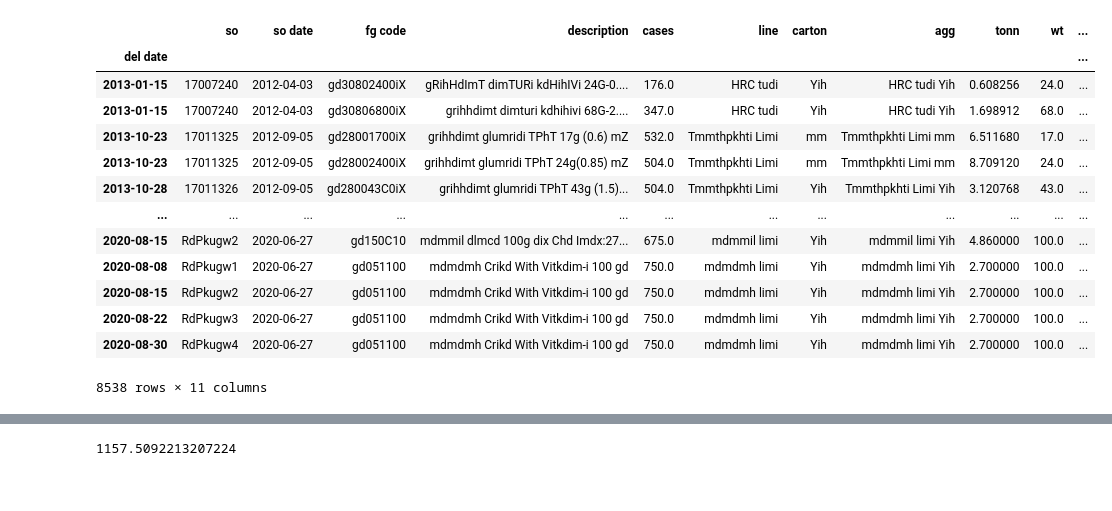
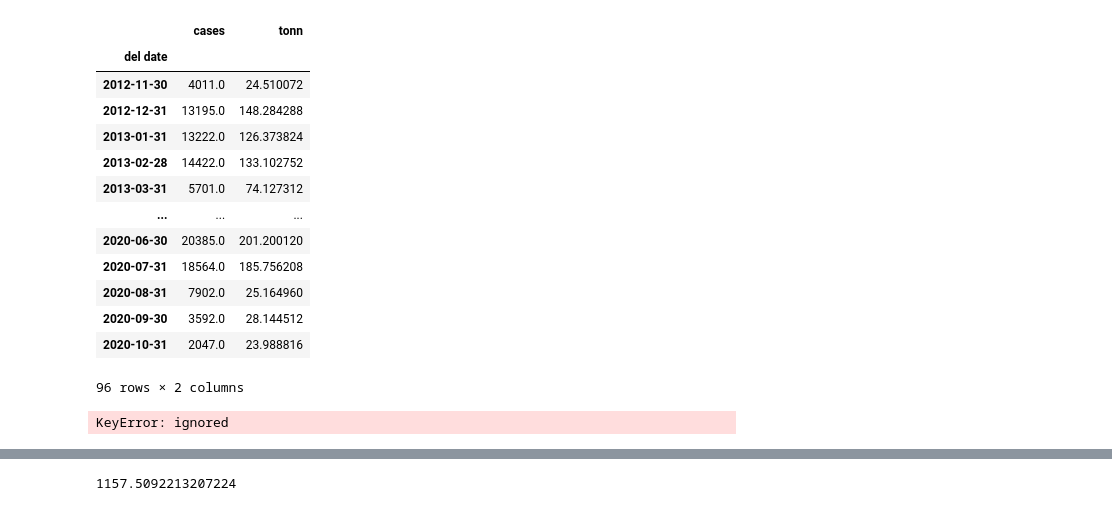
Before and after one commit to mswastik/forecasting, a Jupyter notebook: SARIMAv1.ipynb, the cells around one changed output, grey strips where cells are left out. Saved outputs shown, nothing was run; the diff lists cells and outputs as text; code cells hidden in the pictures.

```diff
--- a/SARIMAv1.ipynb
+++ b/SARIMAv1.ipynb
@@ -33,24 +33,28 @@ Unpacking objects: 100% (9/9), done.
 # %%
 warnings.filterwarnings("ignore")
 df = pd.read_excel('Forecasting1.xlsx',sheet_name='SO',index_col='del date')
-#df1 = df.loc[df.SKU=='FB28001701EX']
-#df1 = df1.groupby(by='Demand Date').sum()
-#df1 = df1.resample('M').sum()
-df
+df1 = df.loc[df['agg']=='Tmmthpkhti Limi mm']
+df1 = df1.groupby(by='del date').sum()
+df1 = df1.resample('M').sum()
+df1.drop(['wt','cs size'],inplace=True,axis=1)
+df1
 # %% [output]
-|  | so | so date | fg code | description | cases | line | carton | agg | tonn | wt | ... |
-| del date |  |  |  |  |  |  |  |  |  |  | ... |
-| 2013-01-15 | 17007240 | 2012-04-03 | gd30802400iX | gRihHdImT dimTURi kdHihIVi 24G-0.... | 176.0 | HRC tudi | Yih | HRC tudi Yih | 0.608256 | 24.0 | ... |
-| 2013-01-15 | 17007240 | 2012-04-03 | gd30806800iX | grihhdimt dimturi kdhihivi 68G-2.... | 347.0 | HRC tudi | Yih | HRC tudi Yih | 1.698912 | 68.0 | ... |
-| 2013-10-23 | 17011325 | 2012-09-05 | gd28001700iX | grihhdimt glumridi TPhT 17g (0.6) mZ | 532.0 | Tmmthpkhti Limi | mm | Tmmthpkhti Limi mm | 6.511680 | 17.0 | ... |
-| 2013-10-23 | 17011325 | 2012-09-05 | gd28002400iX | grihhdimt glumridi TPhT 24g(0.85) mZ | 504.0 | Tmmthpkhti Limi | mm | Tmmthpkhti Limi mm | 8.709120 | 24.0 | ... |
-| 2013-10-28 | 17011326 | 2012-09-05 | gd280043C0iX | grihhdimt glumridi TPhT 43g (1.5)... | 504.0 | Tmmthpkhti Limi | Yih | Tmmthpkhti Limi Yih | 3.120768 | 43.0 | ... |
-| ... | ... | ... | ... | ... | ... | ... | ... | ... | ... | ... | ... |
-| 2020-08-15 | RdPkugw2 | 2020-06-27 | gd150C10 | mdmmil dlmcd 100g dix Chd Imdx:27... | 675.0 | mdmmil limi | Yih | mdmmil limi Yih | 4.860000 | 100.0 | ... |
-| 2020-08-08 | RdPkugw1 | 2020-06-27 | gd051100 | mdmdmh Crikd With Vitkdim-i 100 gd | 750.0 | mdmdmh limi | Yih | mdmdmh limi Yih | 2.700000 | 100.0 | ... |
-| 2020-08-15 | RdPkugw2 | 2020-06-27 | gd051100 | mdmdmh Crikd With Vitkdim-i 100 gd | 750.0 | mdmdmh limi | Yih | mdmdmh limi Yih | 2.700000 | 100.0 | ... |
-| 2020-08-22 | RdPkugw3 | 2020-06-27 | gd051100 | mdmdmh Crikd With Vitkdim-i 100 gd | 750.0 | mdmdmh limi | Yih | mdmdmh limi Yih | 2.700000 | 100.0 | ... |
-| 2020-08-30 | RdPkugw4 | 2020-06-27 | gd051100 | mdmdmh Crikd With Vitkdim-i 100 gd | 750.0 | mdmdmh limi | Yih | mdmdmh limi Yih | 2.700000 | 100.0 | ... |
+|  | cases | tonn |
+| del date |  |  |
+| 2012-11-30 | 4011.0 | 24.510072 |
+| 2012-12-31 | 13195.0 | 148.284288 |
+| 2013-01-31 | 13222.0 | 126.373824 |
+| 2013-02-28 | 14422.0 | 133.102752 |
+| 2013-03-31 | 5701.0 | 74.127312 |
+| ... | ... | ... |
+| 2020-06-30 | 20385.0 | 201.200120 |
+| 2020-07-31 | 18564.0 | 185.756208 |
+| 2020-08-31 | 7902.0 | 25.164960 |
+| 2020-09-30 | 3592.0 | 28.144512 |
+| 2020-10-31 | 2047.0 | 23.988816 |
-8538 rows × 11 columns
+96 rows × 2 columns
 # %%
-df1=df.groupby('agg').sum()
+df = df.resample('M').sum()
+df.groupby(['del date','agg']).sum()
+# %% [output]
+KeyError: ignored
```
Also changed, not shown: parts of 3 cells of this notebook.
